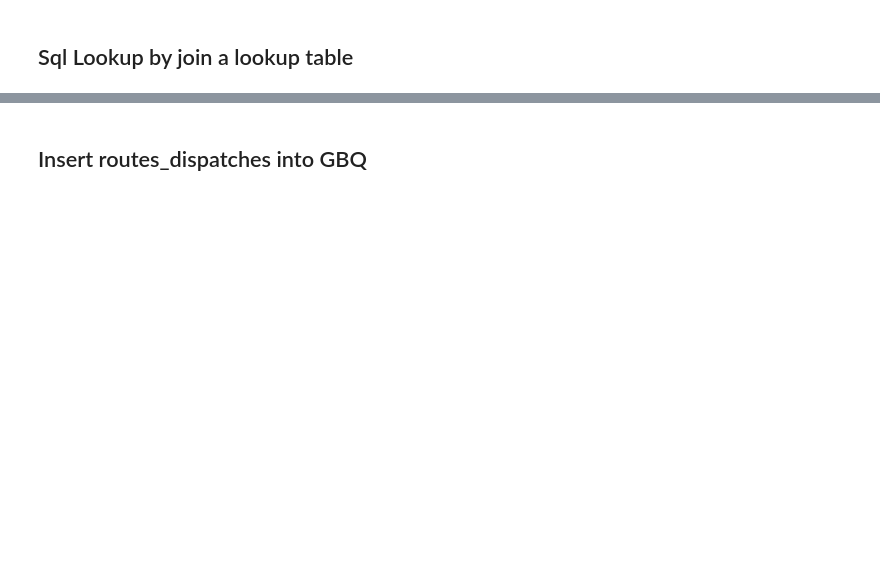
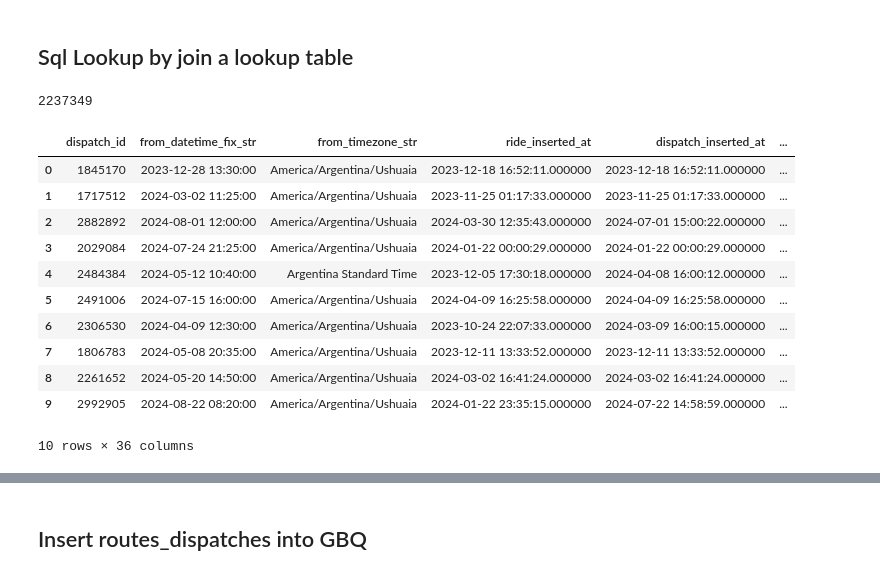
Before and after one commit to Binjian/pricing, a Jupyter notebook: nbs/01.data.database.label.ipynb, the cells around one changed output, grey strips where cells are left out. Cells and saved outputs as stored; diff of their text form; code cells hidden in the pictures; blank space fills up the shorter version.

```diff
--- a/nbs/01.data.database.label.ipynb
+++ b/nbs/01.data.database.label.ipynb
@@ -218,16 +355,30 @@ df_lut.iloc[:10,:]
 # %%
 sql_eng = create_engine('sqlite:///../data/price_training_raw.db', echo=False)
 connection = sql_eng.connect()
 metadata = MetaData()
 Session = sessionmaker(bind=sql_eng)
 session = Session()
 
-route_lp_t = Table('route_xrates_lp', metadata, autoload_with=sql_eng)
+route_lp_t = Table('route_2324_lp', metadata, autoload_with=sql_eng)
 raw_total_rows = (session.query(route_lp_t).count())
 print(raw_total_rows)
 s = select(route_lp_t).limit(10)
 rp = sql_eng.connect().execute(s)
 df = pd.DataFrame(rp.fetchall(), columns=rp.keys())
 df
+# %% [output]
+2237349
+|  | dispatch_id | from_datetime_fix_str | from_timezone_str | ride_inserted_at | dispatch_inserted_at | ... |
+| 0 | 1845170 | 2023-12-28 13:30:00 | America/Argentina/Ushuaia | 2023-12-18 16:52:11.000000 | 2023-12-18 16:52:11.000000 | ... |
+| 1 | 1717512 | 2024-03-02 11:25:00 | America/Argentina/Ushuaia | 2023-11-25 01:17:33.000000 | 2023-11-25 01:17:33.000000 | ... |
+| 2 | 2882892 | 2024-08-01 12:00:00 | America/Argentina/Ushuaia | 2024-03-30 12:35:43.000000 | 2024-07-01 15:00:22.000000 | ... |
+| 3 | 2029084 | 2024-07-24 21:25:00 | America/Argentina/Ushuaia | 2024-01-22 00:00:29.000000 | 2024-01-22 00:00:29.000000 | ... |
+| 4 | 2484384 | 2024-05-12 10:40:00 | Argentina Standard Time | 2023-12-05 17:30:18.000000 | 2024-04-08 16:00:12.000000 | ... |
+| 5 | 2491006 | 2024-07-15 16:00:00 | America/Argentina/Ushuaia | 2024-04-09 16:25:58.000000 | 2024-04-09 16:25:58.000000 | ... |
+| 6 | 2306530 | 2024-04-09 12:30:00 | America/Argentina/Ushuaia | 2023-10-24 22:07:33.000000 | 2024-03-09 16:00:15.000000 | ... |
+| 7 | 1806783 | 2024-05-08 20:35:00 | America/Argentina/Ushuaia | 2023-12-11 13:33:52.000000 | 2023-12-11 13:33:52.000000 | ... |
+| 8 | 2261652 | 2024-05-20 14:50:00 | America/Argentina/Ushuaia | 2024-03-02 16:41:24.000000 | 2024-03-02 16:41:24.000000 | ... |
+| 9 | 2992905 | 2024-08-22 08:20:00 | America/Argentina/Ushuaia | 2024-01-22 23:35:15.000000 | 2024-07-22 14:58:59.000000 | ... |
+10 rows × 36 columns
 # %%
 
```
Also changed, not shown: parts of 79 cells of this notebook, 8 other files.
